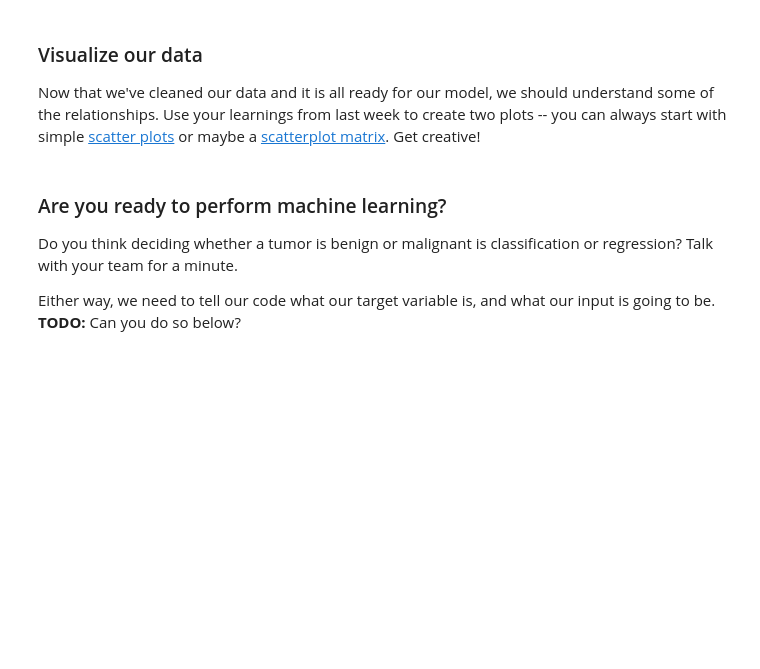
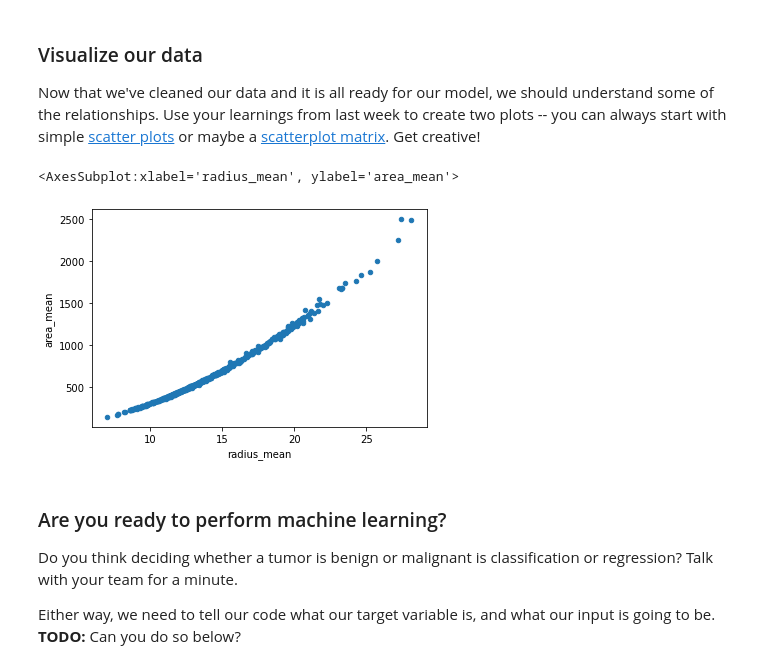
Before and after one commit to gprasad125/SC22-Batch-C-python-enjoyers, a Jupyter notebook: Soham/week2/Cancer_detection.ipynb, the cells around one changed output. Saved outputs shown, nothing was run; the diff lists cells and outputs as text; code cells hidden in the pictures; blank space fills up the shorter version.

```diff
--- a/Soham/week2/Cancer_detection.ipynb
+++ b/Soham/week2/Cancer_detection.ipynb
@@ -88,7 +88,8 @@ Pandas' `drop()` documentation: https://pandas.pydata.org/docs/reference/api/pan
 
 **Note:** This data is pretty clean! We only need a few lines for this dataset.
 # %%
-# use df.drop to drop Unnamed: 32 and ID, as well as any columns you don't think we should keep track of.
+# use df.drop to drop Unnamed: 32 and id, as well as any columns you don't think we should keep track of.
 
-breast_cancer.drop(columns = ['Unnamed: 32'], axis = 1, inplace = True)
+breast_cancer.drop(columns=["Unnamed: 32", "id"], axis=1, inplace=True)
+breast_cancer.head()
 # %% [output]
@@ -128,6 +202,10 @@ import matplotlib.pyplot as plt
 import seaborn as sns
 # %%
 # Visualization 1 here
+breast_cancer.plot.scatter("radius_mean", "area_mean")
+# %% [output]
+<AxesSubplot:xlabel='radius_mean', ylabel='area_mean'>
+[figure, added]
 # %%
 # Visualization 2 here
 # %% [markdown]
```
Also changed, not shown: parts of 21 cells of this notebook, 20 other files.
